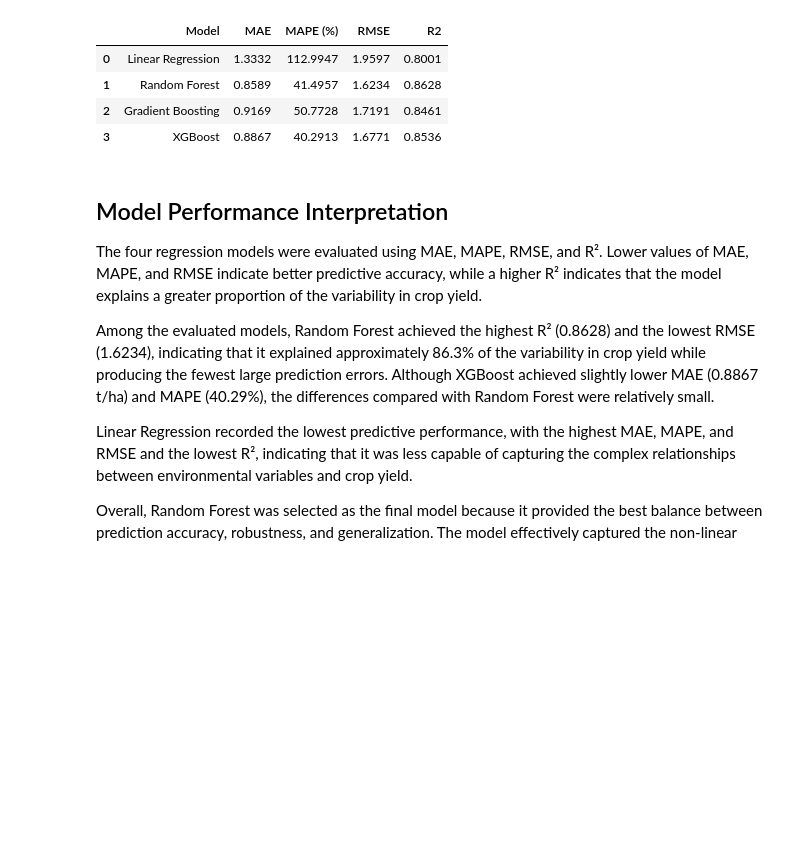
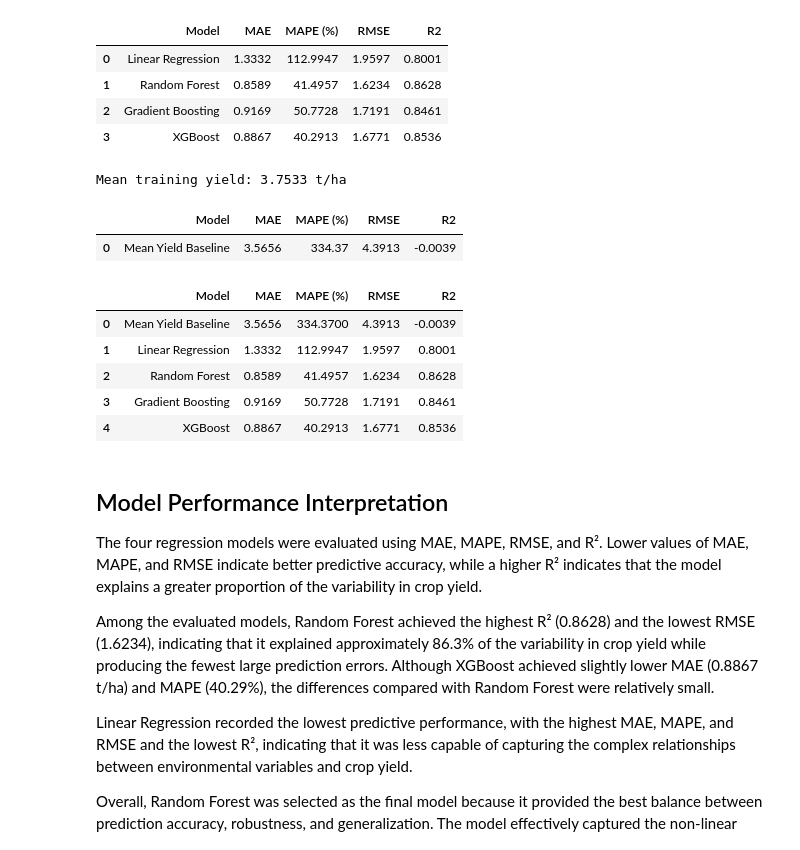
Before and after one commit to IyvonneAyoyi/Crop-Yield-Prediction-Kenya, a Jupyter notebook: notebooks/04_Evaluation.ipynb, the cells around one changed output. Cells and saved outputs as stored; diff of their text form; code cells hidden in the pictures; blank space fills up the shorter version.

```diff
--- a/notebooks/04_Evaluation.ipynb
+++ b/notebooks/04_Evaluation.ipynb
@@ -140,6 +140,80 @@ results
 | 1 | Random Forest | 0.8589 | 41.4957 | 1.6234 | 0.8628 |
 | 2 | Gradient Boosting | 0.9169 | 50.7728 | 1.7191 | 0.8461 |
 | 3 | XGBoost | 0.8867 | 40.2913 | 1.6771 | 0.8536 |
+# %%
+# ==========================================================
+# FORMAL MEAN-YIELD BASELINE
+# ==========================================================
+
+# Load training target
+y_train = pd.read_csv(
+    "../Data/Processed_data/y_train.csv"
+).squeeze()
+
+# Calculate the mean yield from TRAINING data only
+mean_yield_baseline = y_train.mean()
+
+print(f"Mean training yield: {mean_yield_baseline:.4f} t/ha")
+
+# Predict the training mean for every test observation
+baseline_predictions = np.full(
+    len(y_test),
+    mean_yield_baseline
+)
+
+# Evaluate baseline
+baseline_mae = mean_absolute_error(
+    y_test,
+    baseline_predictions
+)
+
+baseline_rmse = np.sqrt(
+    mean_squared_error(
+        y_test,
+        baseline_predictions
+    )
+)
+
+baseline_r2 = r2_score(
+    y_test,
+    baseline_predictions
+)
+
+baseline_mape = (
+    mean_absolute_percentage_error(
+        y_test,
+        baseline_predictions
+    ) * 100
+)
+
+baseline_results = pd.DataFrame({
+    "Model": ["Mean Yield Baseline"],
+    "MAE": [baseline_mae],
+    "MAPE (%)": [baseline_mape],
+    "RMSE": [baseline_rmse],
+    "R2": [baseline_r2]
+})
+
+baseline_results.round(4)
+# %% [output]
+Mean training yield: 3.7533 t/ha
+|  | Model | MAE | MAPE (%) | RMSE | R2 |
+| 0 | Mean Yield Baseline | 3.5656 | 334.37 | 4.3913 | -0.0039 |
+# %%
+#Combine models
+comparison_with_baseline = pd.concat(
+    [baseline_results, results],
+    ignore_index=True
+)
+
+comparison_with_baseline.round(4)
+# %% [output]
+|  | Model | MAE | MAPE (%) | RMSE | R2 |
+| 0 | Mean Yield Baseline | 3.5656 | 334.3700 | 4.3913 | -0.0039 |
+| 1 | Linear Regression | 1.3332 | 112.9947 | 1.9597 | 0.8001 |
+| 2 | Random Forest | 0.8589 | 41.4957 | 1.6234 | 0.8628 |
+| 3 | Gradient Boosting | 0.9169 | 50.7728 | 1.7191 | 0.8461 |
+| 4 | XGBoost | 0.8867 | 40.2913 | 1.6771 | 0.8536 |
 # %% [markdown]
 ## Model Performance Interpretation
 
```
Also changed, not shown: parts of 2 cells of this notebook, 5 other files.
